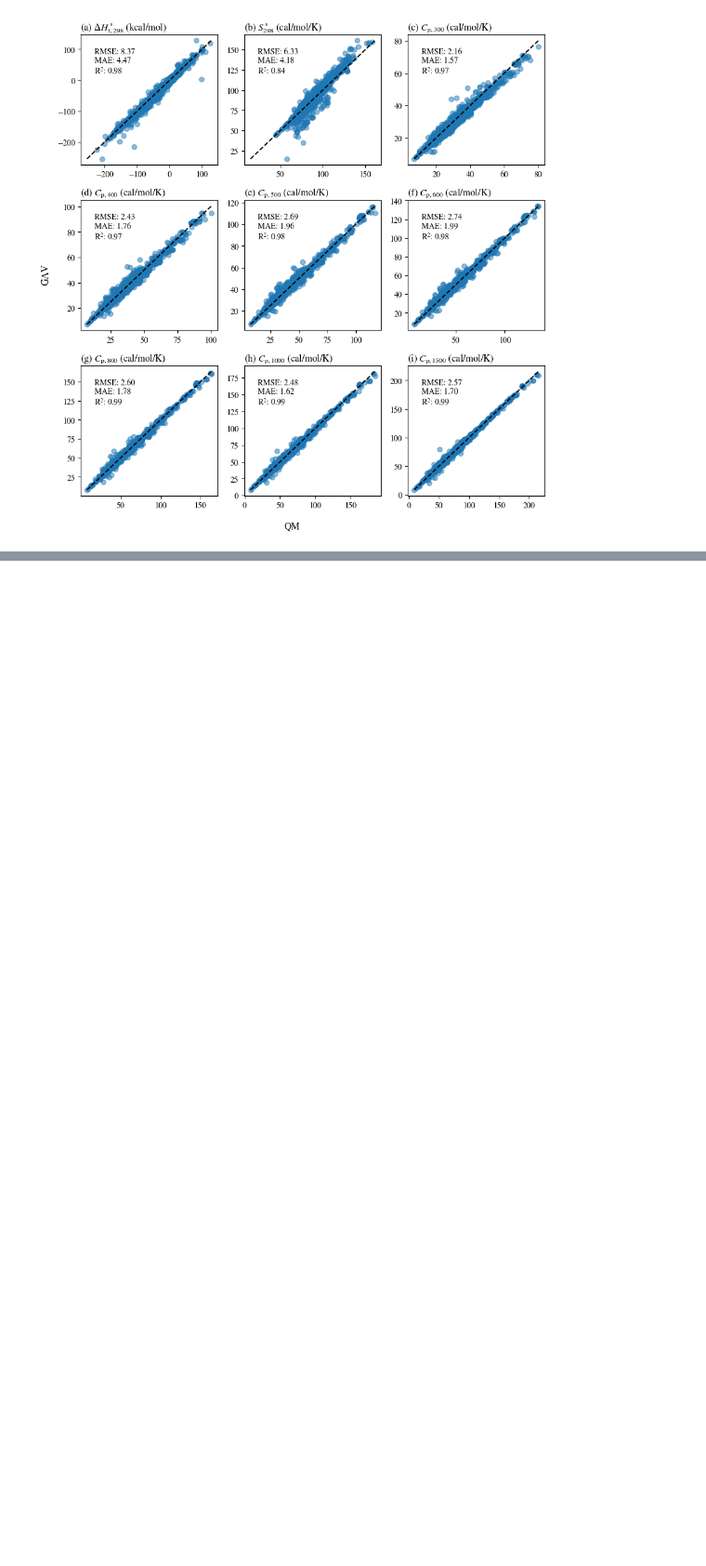
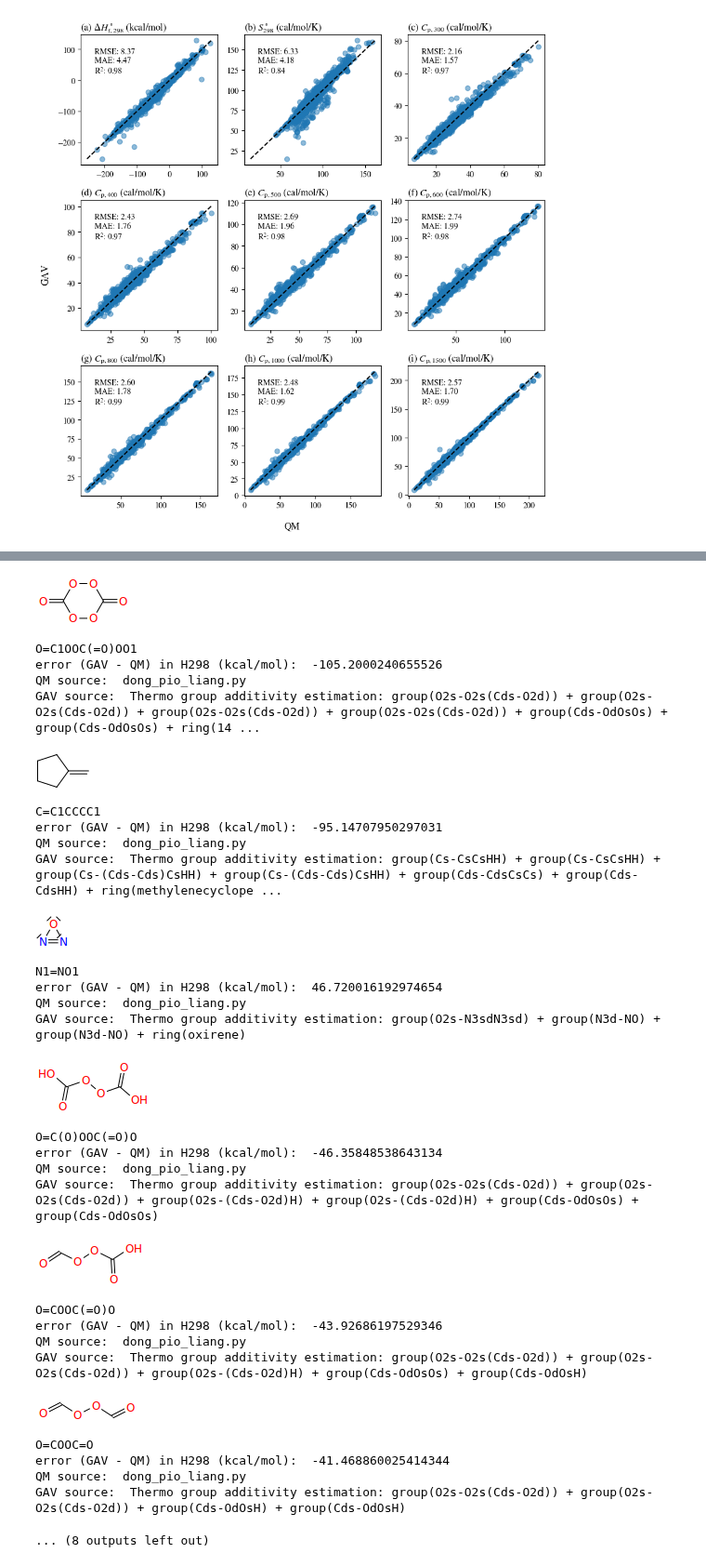
Before and after one commit to hwpang/RadicalTree, a Jupyter notebook: notebooks/2.5_get_closed_shell_data.ipynb, the cells around one changed output, grey strips where cells are left out. Shown at 93% size. Cells and saved outputs as stored; diff of their text form; code cells hidden in the pictures; blank space fills up the shorter version.

Commit message:
Add notebook to analyze closed shell GAV

```diff
--- a/notebooks/2.5_get_closed_shell_data.ipynb
+++ b/notebooks/2.5_get_closed_shell_data.ipynb
@@ -286,0 +280,8 @@ fig.savefig("../figures/data_closed_shell_gav_qm_parity.pdf", bbox_inches="tight
+# %%
+closed_shell_data_df = pd.read_csv("../data/closed_shell.csv")
+closed_shell_gav_df = pd.read_csv("../data/closed_shell_gav.csv")
+# %%
+error_df = closed_shell_gav_df[["smiles", "comment"]]
+error_df["source"] = closed_shell_data_df["source"]
+error_df[columns] = closed_shell_gav_df[columns] - closed_shell_data_df[columns]
+error_df
@@ -286,0 +312,3 @@ fig.savefig("../figures/data_closed_shell_gav_qm_parity.pdf", bbox_inches="tight
+# %%
+sorted_error_df = error_df.sort_values(by='H298 (kcal/mol)', key=abs, ascending=False)
+sorted_error_df
@@ -286,0 +329,39 @@ fig.savefig("../figures/data_closed_shell_gav_qm_parity.pdf", bbox_inches="tight
+# %%
+for smi, comment, err_H298, source in list(zip(sorted_error_df.smiles, sorted_error_df.comment, sorted_error_df["H298 (kcal/mol)"], sorted_error_df["source"]))[:10]:
+    display(make_mol(smi))
+    print(smi)
+    print("error (GAV - QM) in H298 (kcal/mol): ", err_H298)
+    print("QM source: ", source)
+    print("GAV source: ", comment)
+# %% [output]
+[figure, added]
+O=C1OOC(=O)OO1
+error (GAV - QM) in H298 (kcal/mol):  -105.2000240655526
+QM source:  dong_pio_liang.py
+GAV source:  Thermo group additivity estimation: group(O2s-O2s(Cds-O2d)) + group(O2s-O2s(Cds-O2d)) + group(O2s-O2s(Cds-O2d)) + group(O2s-O2s(Cds-O2d)) + group(Cds-OdOsOs) + group(Cds-OdOsOs) + ring(14 ...
+[figure, added]
+C=C1CCCC1
+error (GAV - QM) in H298 (kcal/mol):  -95.14707950297031
+QM source:  dong_pio_liang.py
+GAV source:  Thermo group additivity estimation: group(Cs-CsCsHH) + group(Cs-CsCsHH) + group(Cs-(Cds-Cds)CsHH) + group(Cs-(Cds-Cds)CsHH) + group(Cds-CdsCsCs) + group(Cds-CdsHH) + ring(methylenecyclope ...
+[figure, added]
+N1=NO1
+error (GAV - QM) in H298 (kcal/mol):  46.720016192974654
+QM source:  dong_pio_liang.py
+GAV source:  Thermo group additivity estimation: group(O2s-N3sdN3sd) + group(N3d-NO) + group(N3d-NO) + ring(oxirene)
+[figure, added]
+O=C(O)OOC(=O)O
+error (GAV - QM) in H298 (kcal/mol):  -46.35848538643134
+QM source:  dong_pio_liang.py
+GAV source:  Thermo group additivity estimation: group(O2s-O2s(Cds-O2d)) + group(O2s-O2s(Cds-O2d)) + group(O2s-(Cds-O2d)H) + group(O2s-(Cds-O2d)H) + group(Cds-OdOsOs) + group(Cds-OdOsOs)
+[figure, added]
+O=COOC(=O)O
+error (GAV - QM) in H298 (kcal/mol):  -43.92686197529346
+QM source:  dong_pio_liang.py
+GAV source:  Thermo group additivity estimation: group(O2s-O2s(Cds-O2d)) + group(O2s-O2s(Cds-O2d)) + group(O2s-(Cds-O2d)H) + group(Cds-OdOsOs) + group(Cds-OdOsH)
+[figure, added]
+O=COOC=O
+error (GAV - QM) in H298 (kcal/mol):  -41.468860025414344
+QM source:  dong_pio_liang.py
+GAV source:  Thermo group additivity estimation: group(O2s-O2s(Cds-O2d)) + group(O2s-O2s(Cds-O2d)) + group(Cds-OdOsH) + group(Cds-OdOsH)
+... (8 outputs left out)
```
Also changed, not shown: parts of 4 cells of this notebook.
